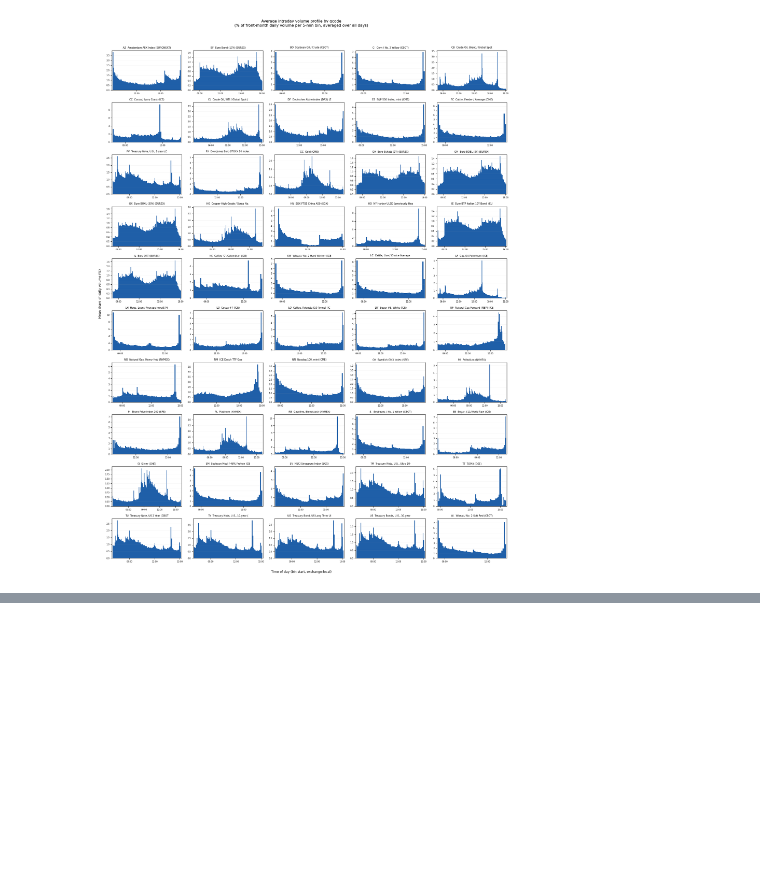
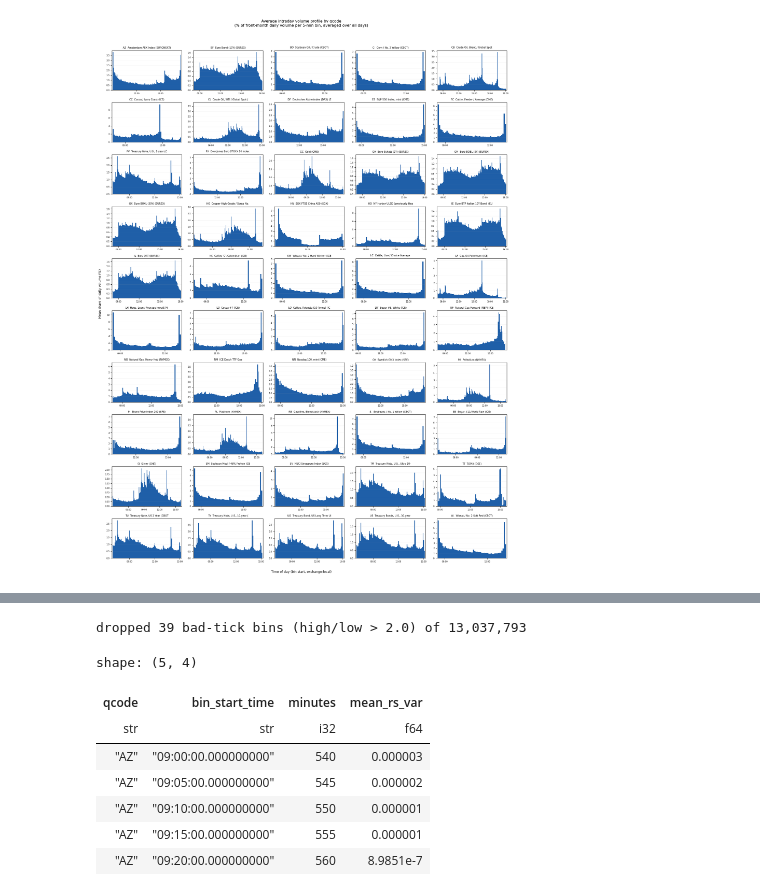
Before and after one commit to qe-internship-lwe/Individual-Project-2, a Jupyter notebook: test_snowflake.ipynb, the cells around one changed output, grey strips where cells are left out. Drawn from its saved outputs; the diff is of its cells as text; code cells hidden in the pictures; blank space fills up the shorter version.

```diff
--- a/test_snowflake.ipynb
+++ b/test_snowflake.ipynb
@@ -340,0 +358,65 @@ plt.show()
+# %%
+import polars as pl
+import matplotlib.pyplot as plt
+
+# full table so the bad-tick rows below can show every field (signed volume,
+# twa bid/ask, etc.)
+binned = pl.read_csv("data/raw/binned_data.csv")
+
+# per-bin Rogers-Satchell variance: ln(H/C)ln(H/O) + ln(L/C)ln(L/O)
+rs_var = (
+    (pl.col("high") / pl.col("close")).log() * (pl.col("high") / pl.col("open")).log()
+    + (pl.col("low") / pl.col("close")).log() * (pl.col("low") / pl.col("open")).log()
+)
+price_cols = ["open", "high", "low", "close"]
+
+# bins with all four prices present and positive (logs must be defined), plus
+# the high/low ratio used to flag corrupted-OHLC bad ticks
+bins_ok = (
+    binned
+    .filter(pl.all_horizontal([pl.col(c).is_not_null() & (pl.col(c) > 0) for c in price_cols]))
+    .with_columns(
+        rs_var.alias("rs_var"),
+        (pl.col("high") / pl.col("low")).alias("hi_lo_ratio"),
+    )
+)
+
+# (1) drop bad ticks: a 5-min bar with >100% high/low range is implausible here
+MAX_HL_RATIO = 2.0
+bad_bins = bins_ok.filter(pl.col("hi_lo_ratio") > MAX_HL_RATIO).sort("hi_lo_ratio", descending=True)
+vol = bins_ok.filter(pl.col("hi_lo_ratio") <= MAX_HL_RATIO)
+print(f"dropped {bad_bins.height} bad-tick bins (high/low > {MAX_HL_RATIO}) of {bins_ok.height:,}")
+
+# (2) winsorise each (qcode, time-of-day) slot's cross-day RS variance to its
+# central 95% (2.5-97.5 pct) before averaging, so a few extreme days can't
+# dominate that bin's mean
+WINSOR_LO, WINSOR_HI = 0.025, 0.975
+slot = ["qcode", "bin_start_time"]
+lo = pl.col("rs_var").quantile(WINSOR_LO).over(slot)
+hi = pl.col("rs_var").quantile(WINSOR_HI).over(slot)
+vol = vol.with_columns(pl.col("rs_var").clip(lo, hi).alias("rs_var_w"))
+
+# average the winsorised bin variance across all trading days, bin by bin
+# (no normalisation — absolute RS-variance units)
+vol_profile = (
+    vol
+    .group_by(slot)
+    .agg(pl.col("rs_var_w").mean().alias("mean_rs_var"))
+    .with_columns(
+        (pl.col("bin_start_time").str.slice(0, 2).cast(pl.Int32) * 60
+         + pl.col("bin_start_time").str.slice(3, 2).cast(pl.Int32)).alias("minutes")
+    )
+    .select("qcode", "bin_start_time", "minutes", "mean_rs_var")
+    .sort("qcode", "minutes")
+)
+vol_profile.head()
+# %% [output]
+dropped 39 bad-tick bins (high/low > 2.0) of 13,037,793
+shape: (5, 4)
+| qcode | bin_start_time | minutes | mean_rs_var |
+| str | str | i32 | f64 |
+| "AZ" | "09:00:00.000000000" | 540 | 0.000003 |
+| "AZ" | "09:05:00.000000000" | 545 | 0.000002 |
+| "AZ" | "09:10:00.000000000" | 550 | 0.000001 |
+| "AZ" | "09:15:00.000000000" | 555 | 0.000001 |
+| "AZ" | "09:20:00.000000000" | 560 | 8.9851e-7 |
```
Also changed, not shown: parts of 6 cells of this notebook, 2 other files.
